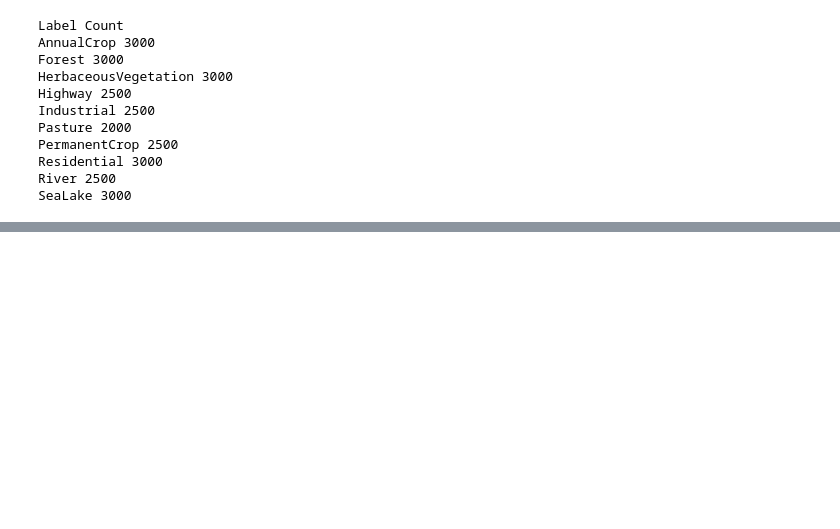
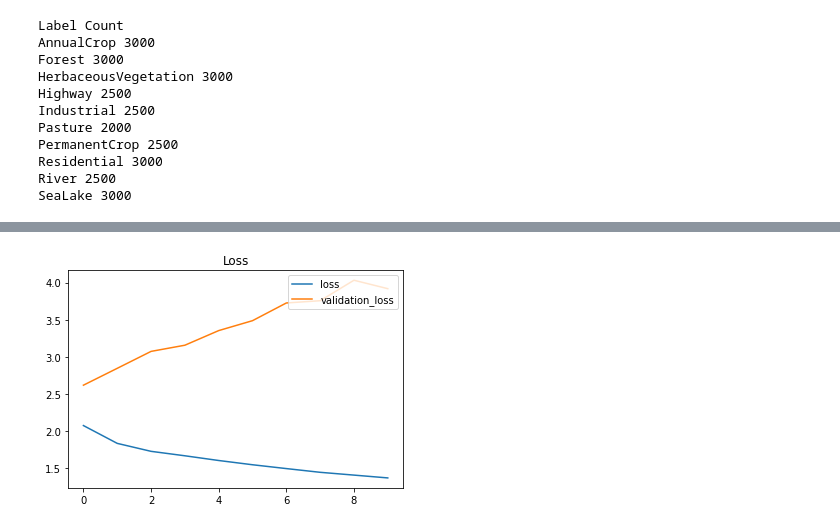
Before and after one commit to lucashoeft/Intelligent-Data-Analysis-2-Project, a Jupyter notebook: eurosat.ipynb, the cells around one changed output, grey strips where cells are left out. Saved outputs shown, nothing was run; the diff lists cells and outputs as text; code cells hidden in the pictures; blank space fills up the shorter version.

```diff
--- a/eurosat.ipynb
+++ b/eurosat.ipynb
@@ -111,0 +183,26 @@ SeaLake 3000
+# %%
+input_shape = (64, 64, 3)
+
+# simple cnn
+def getCNNModel():
+    nb_filters_one = 32
+    nb_filters_two = 64
+    nb_conv = 3
+    nb_pool = 2
+    dense_size = 128
+    cnnModel = Sequential()
+    cnnModel.add(Conv2D(nb_filters_one, kernel_size=(nb_conv, nb_conv),
+                     activation='relu',
+                     input_shape=input_shape)) # convolutional layer
+    cnnModel.add(MaxPooling2D(pool_size=(nb_pool, nb_pool))) # max pooling layer
+    cnnModel.add(Dropout(0.25))
+    cnnModel.add(Flatten())
+    cnnModel.add(Dense(dense_size, activation='relu')) # dense layer
+    cnnModel.add(Dropout(0.5))
+    cnnModel.add(Dense(nb_classes, activation='softmax'))
+
+    cnnModel.compile(loss='categorical_crossentropy', optimizer='SGD', metrics=['accuracy'])
+    return cnnModel
+
+cnnModel = getCNNModel()
+cnnModel.summary()
@@ -111,0 +227,9 @@ SeaLake 3000
+# %%
+batch_size = 128
+numEpochs = 10
+
+
+cnnModel = getCNNModel()
+learnHistCNN    = cnnModel.fit(X_train_rescaled,oneHotLabelTrain,validation_data=(X_test_rescaled,oneHotLabelTest),
+                                  batch_size=batch_size,
+                                  epochs=numEpochs)
@@ -111,0 +257,8 @@ SeaLake 3000
+# %%
+plt.plot(learnHistCNN.history['loss'], label="loss")
+plt.plot(learnHistCNN.history['val_loss'], label="validation_loss")
+plt.title("Loss")
+plt.legend(loc="upper right")
+plt.show()
+# %% [output]
+[figure, added]
```
Also changed, not shown: parts of 23 cells of this notebook.
